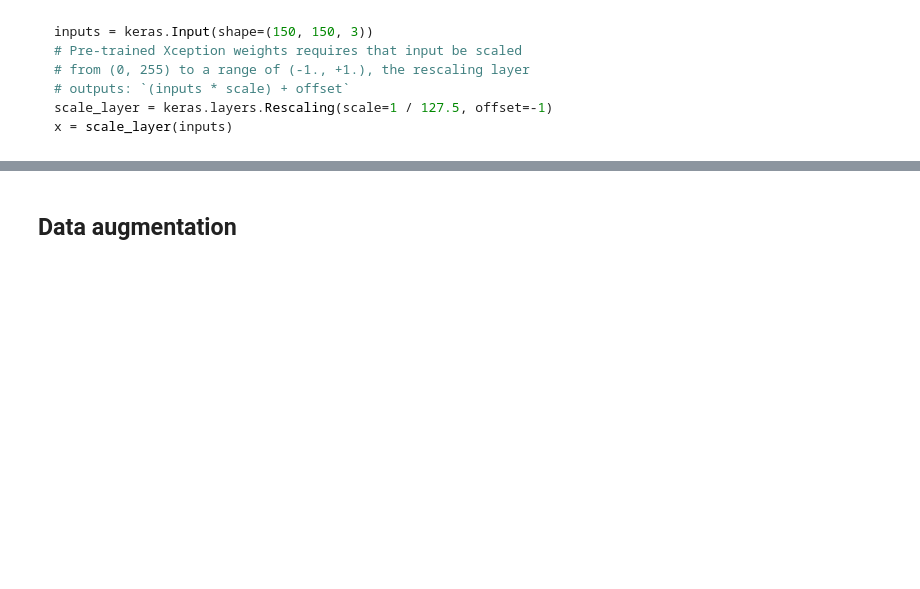
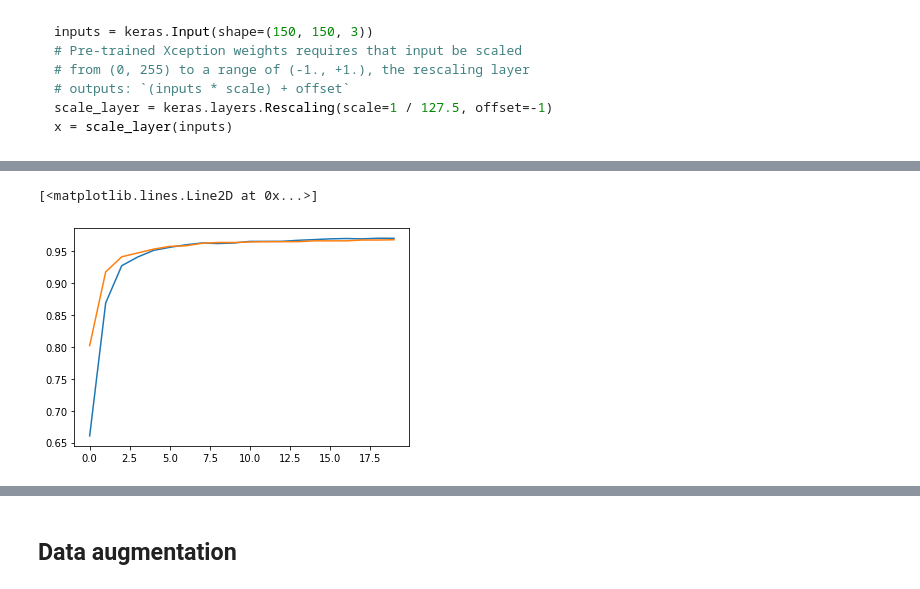
Before and after one commit to univai-community/cnns_and_tl, a Jupyter notebook: CVFineTuning.ipynb, the cells around one changed output, grey strips where cells are left out. Cells and saved outputs as stored; diff of their text form; code cells hidden in the pictures; blank space fills up the shorter version.

```diff
--- a/CVFineTuning.ipynb
+++ b/CVFineTuning.ipynb
@@ -134,0 +231,6 @@ history = model.fit(
+# %%
+plt.plot(history.history['binary_accuracy'])
+plt.plot(history.history['val_binary_accuracy'])
+# %% [output]
+[<matplotlib.lines.Line2D at 0x...>]
+[figure, added]
```
Also changed, not shown: parts of 45 cells of this notebook.
